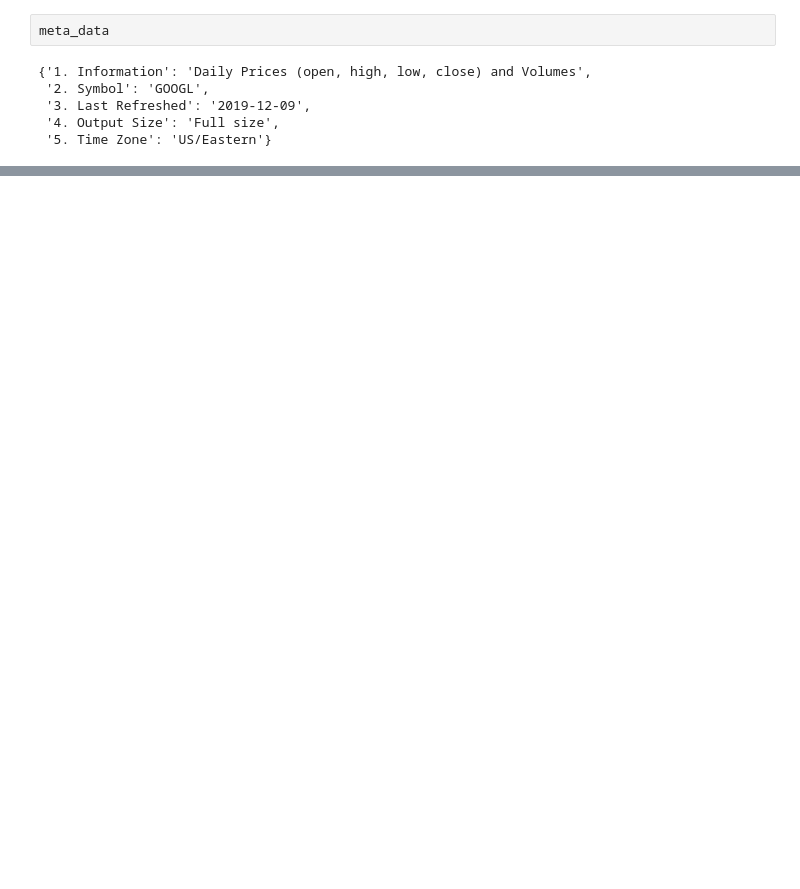
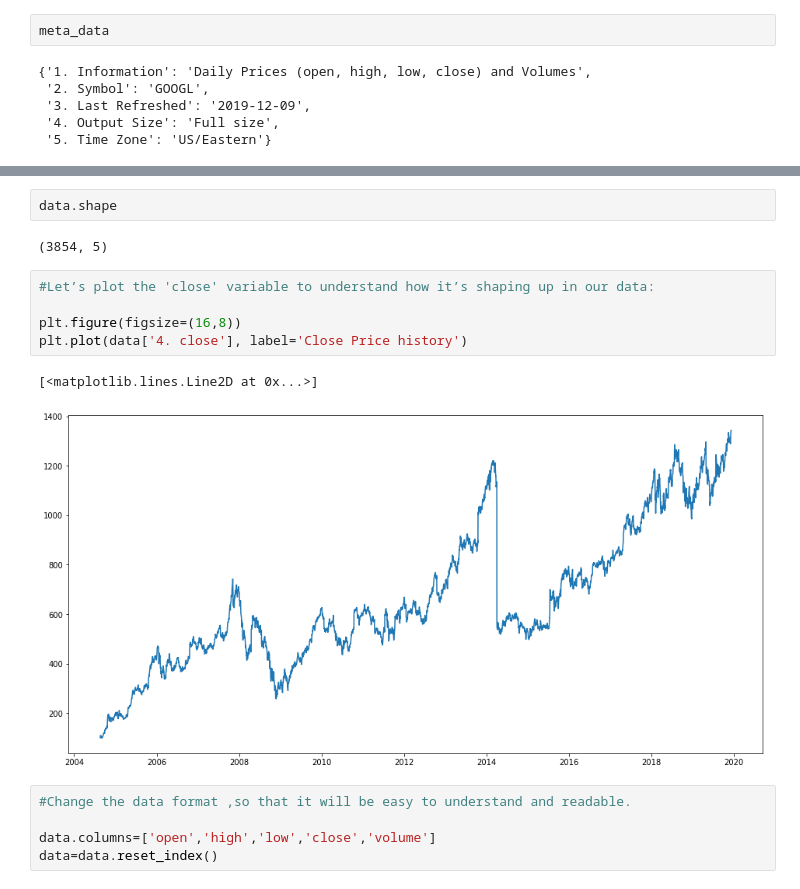
Before and after one commit to Rahullnitp/Alphabet_Inc_Stock_Market_Prediction, a Jupyter notebook: Alphabet_Inc_Stock_Market_Prediction.ipynb, the cells around one changed output, grey strips where cells are left out. Cells and saved outputs as stored; diff of their text form; blank space fills up the shorter version.

Commit message:
Data_Preprocessing_And_Moving_Average_Model

```diff
--- a/Alphabet_Inc_Stock_Market_Prediction.ipynb
+++ b/Alphabet_Inc_Stock_Market_Prediction.ipynb
@@ -60,0 +78,17 @@ meta_data
+# %%
+data.shape
+# %% [output]
+(3854, 5)
+# %%
+#Let’s plot the 'close' variable to understand how it’s shaping up in our data:
+
+plt.figure(figsize=(16,8))
+plt.plot(data['4. close'], label='Close Price history')
+# %% [output]
+[<matplotlib.lines.Line2D at 0x...>]
+[figure, added]
+# %%
+#Change the data format ,so that it will be easy to understand and readable.
+
+data.columns=['open','high','low','close','volume']
+data=data.reset_index()
```
Also changed, not shown: parts of 20 cells of this notebook.
